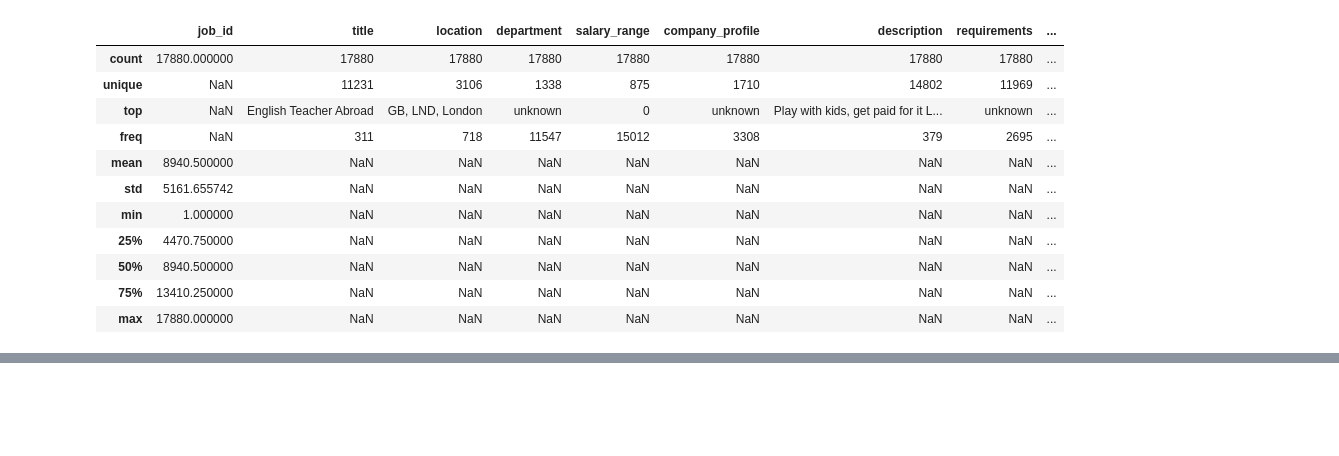
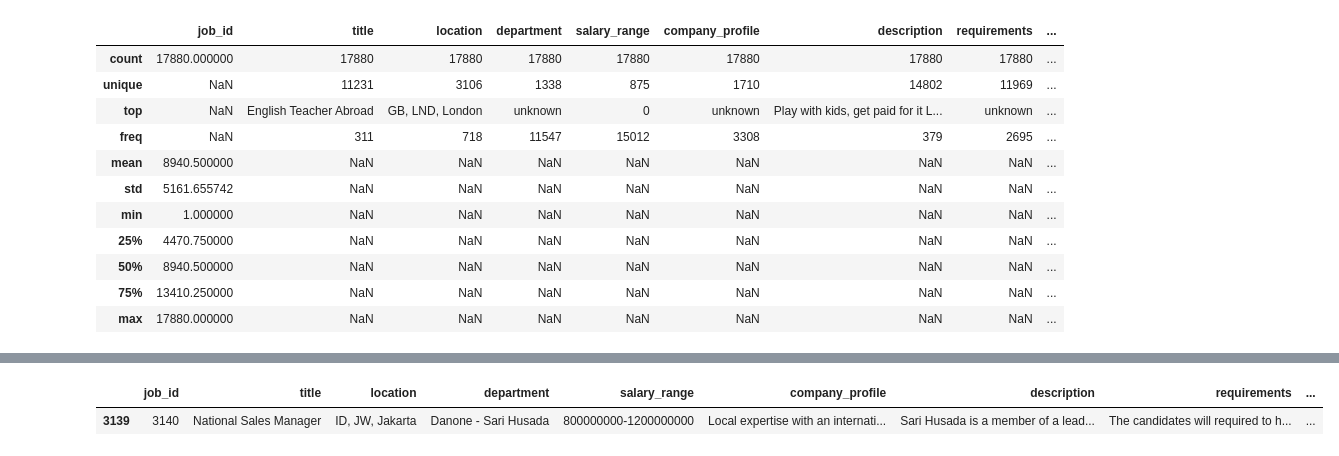
Before and after one commit to Dorxoc/Proyecto_BEDU, a Jupyter notebook: jobs_fake.ipynb, the cells around one changed output, grey strips where cells are left out. Cells and saved outputs as stored; diff of their text form; code cells hidden in the pictures; blank space fills up the shorter version.

```diff
--- a/jobs_fake.ipynb
+++ b/jobs_fake.ipynb
@@ -157,0 +201,3 @@ Name: salary_avg, Length: 418, dtype: int64
+# %%
+jobs['required_education'] = jobs['required_education'].fillna('Unspecified')
+jobs['required_education'].value_counts()/jobs.shape[0]
@@ -157,0 +230,3 @@ Name: salary_avg, Length: 418, dtype: int64
+# %%
+jobs['required_experience'] = jobs['required_experience'].fillna('unknown')
+jobs['required_experience'].value_counts()/jobs.shape[0]
@@ -157,0 +252,3 @@ Name: salary_avg, Length: 418, dtype: int64
+# %%
+jobs['employment_type'] = jobs['employment_type'].fillna('unknown')
+jobs['employment_type'].value_counts()/jobs.shape[0]
@@ -157,0 +283,3 @@ Name: salary_avg, Length: 418, dtype: int64
+# %%
+jobs['function'] = jobs['function'].fillna('unknown')
+jobs['function'].value_counts()/jobs.shape[0]
@@ -197,0 +364,5 @@ dtype: object
+# %%
+jobs[jobs['salary_avg'] == jobs['salary_avg'].max()]
+# %% [output]
+|  | job_id | title | location | department | salary_range | company_profile | description | requirements | ... |
+| 3139 | 3140 | National Sales Manager | ID, JW, Jakarta | Danone - Sari Husada | 800000000-1200000000 | Local expertise with an internati... | Sari Husada is a member of a lead... | The candidates will required to h... | ... |
```
Also changed, not shown: parts of 17 cells of this notebook, 1 other file.
